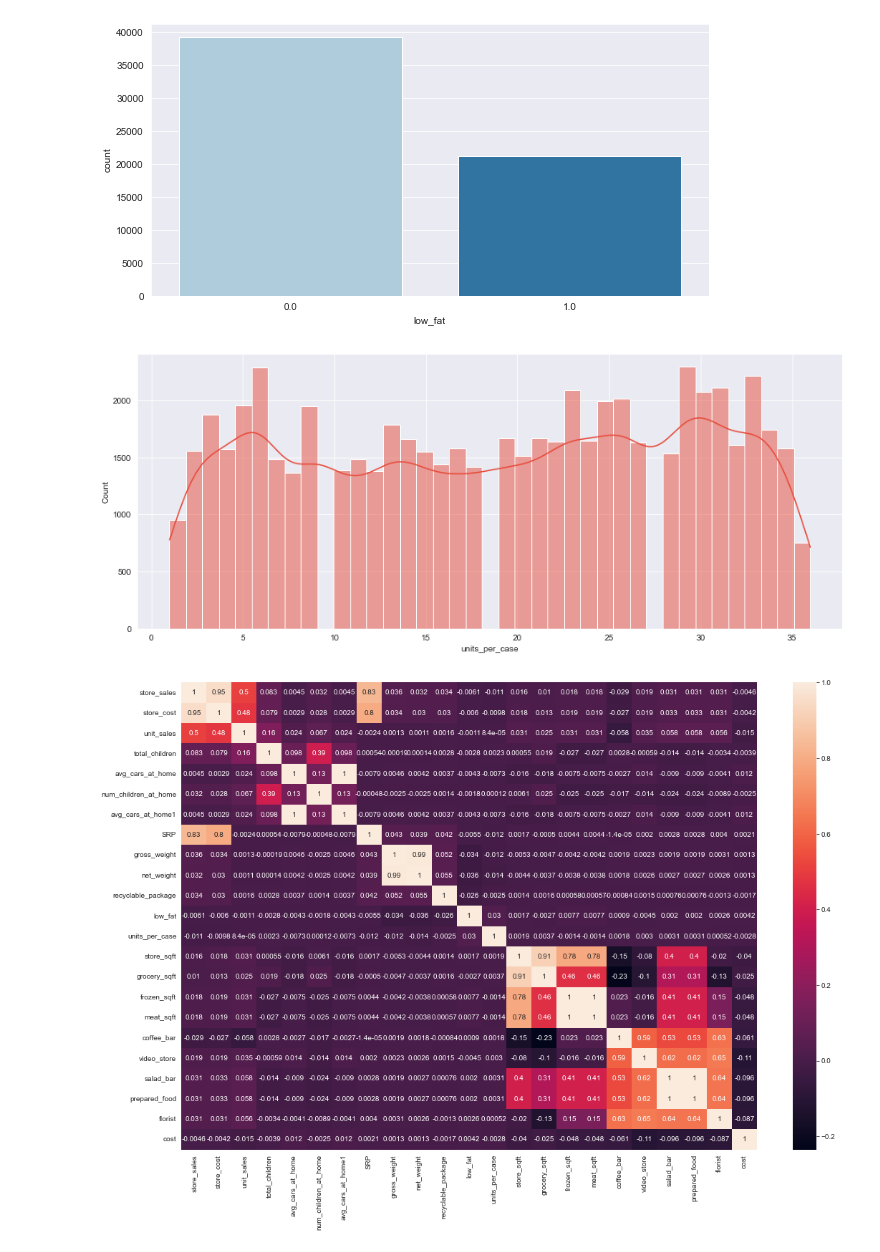
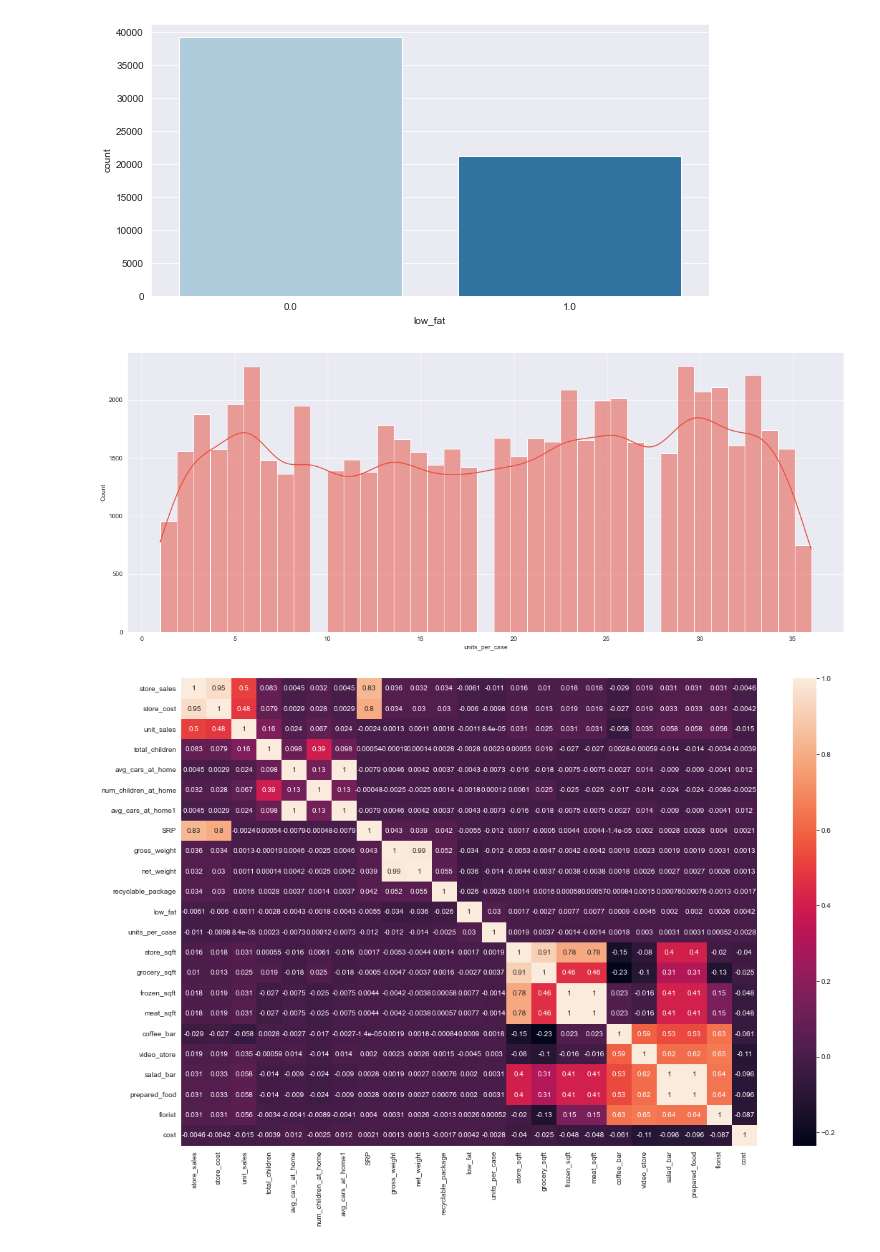
Before and after one commit to francoalarcon00/Customer-Project, a Jupyter notebook: analysis.ipynb, the cells around one changed output. Saved outputs shown, nothing was run; the diff lists cells and outputs as text; code cells hidden in the pictures.

```diff
--- a/analysis.ipynb
+++ b/analysis.ipynb
@@ -185,11 +185,11 @@ fig.show()
 # %% [output]
 [figure]
 # %%
-fig = plt.figure(figsize=(15,6))
+fig = plt.figure(figsize=(20,8))
 sns.histplot(data=data, x='units_per_case', kde=True, color='#E74C3C')
 fig.show()
 # %% [output]
-[figure, old version]
+[figure, new version]
 # %%
 plt.figure(figsize=(18,12))
 sns.heatmap(data.corr(), annot=True)
```
Also changed, not shown: parts of 5 cells of this notebook.
